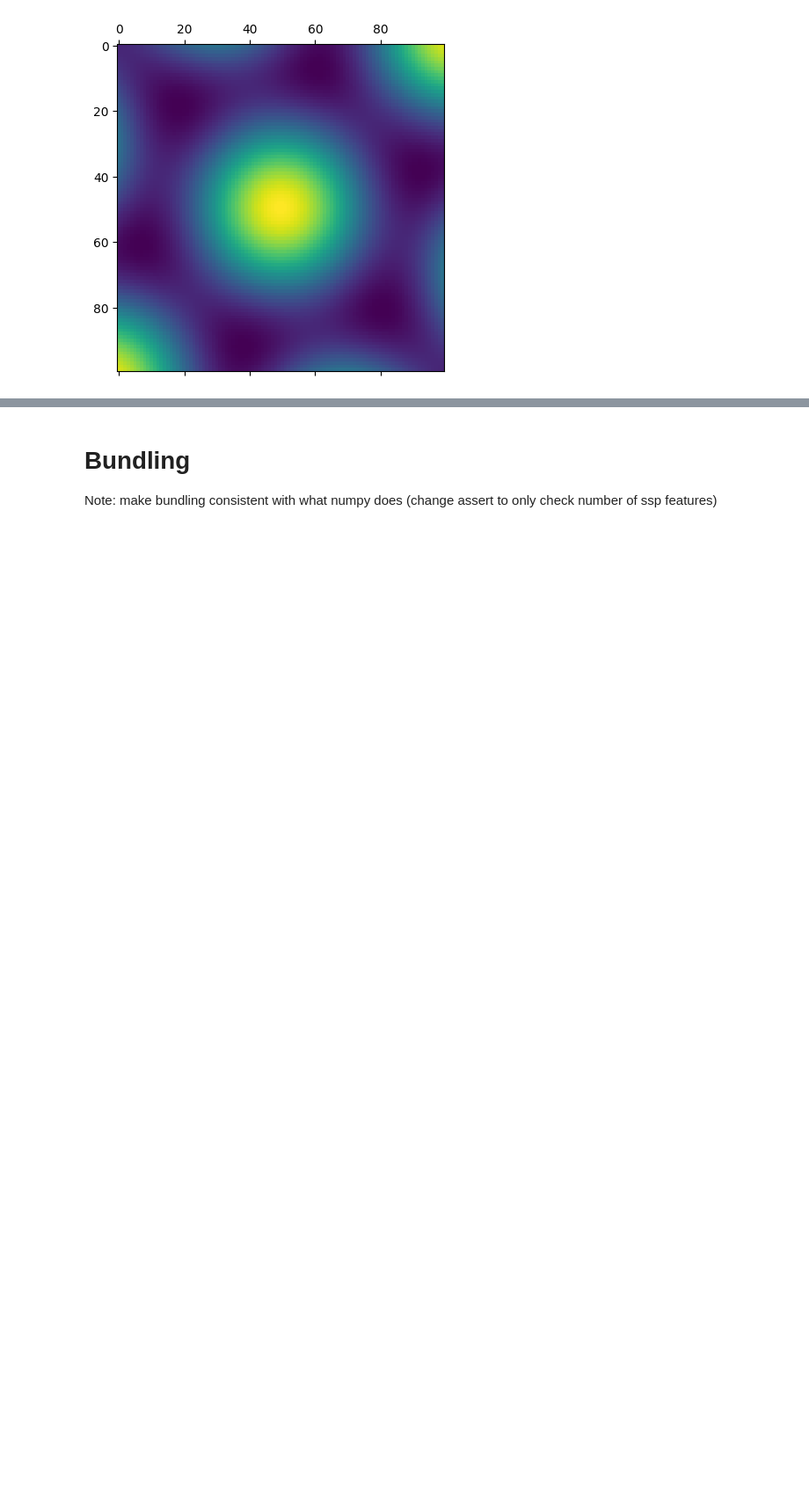
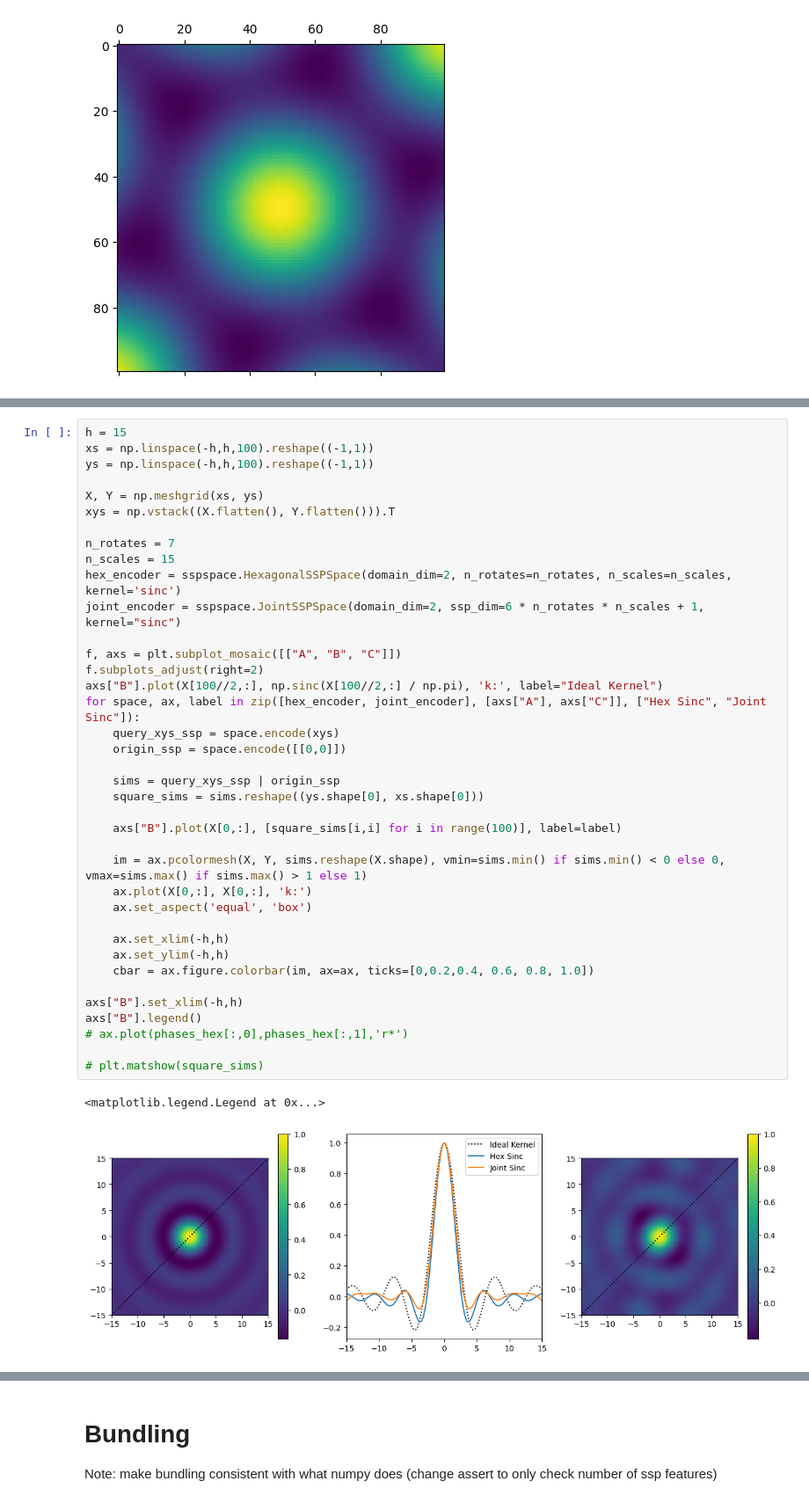
Before and after one commit to ctn-waterloo/sspspace, a Jupyter notebook: notebooks/SSP Space Demo.ipynb, the cells around one changed output, grey strips where cells are left out. Shown at 88% size. Cells and saved outputs as stored; diff of their text form; blank space fills up the shorter version.

Commit message:
Inclusion of Joint SSP distribtions for coherent 2D embeddings

```diff
--- a/notebooks/SSP Space Demo.ipynb
+++ b/notebooks/SSP Space Demo.ipynb
@@ -135,0 +153,41 @@ plt.matshow(square_sims)
+# %%
+h = 15
+xs = np.linspace(-h,h,100).reshape((-1,1))
+ys = np.linspace(-h,h,100).reshape((-1,1))
+
+X, Y = np.meshgrid(xs, ys)
+xys = np.vstack((X.flatten(), Y.flatten())).T
+
+n_rotates = 7
+n_scales = 15
+hex_encoder = sspspace.HexagonalSSPSpace(domain_dim=2, n_rotates=n_rotates, n_scales=n_scales, kernel='sinc')
+joint_encoder = sspspace.JointSSPSpace(domain_dim=2, ssp_dim=6 * n_rotates * n_scales + 1, kernel="sinc")
+
+f, axs = plt.subplot_mosaic([["A", "B", "C"]])
+f.subplots_adjust(right=2)
+axs["B"].plot(X[100//2,:], np.sinc(X[100//2,:] / np.pi), 'k:', label="Ideal Kernel")
+for space, ax, label in zip([hex_encoder, joint_encoder], [axs["A"], axs["C"]], ["Hex Sinc", "Joint Sinc"]):
+    query_xys_ssp = space.encode(xys)
+    origin_ssp = space.encode([[0,0]])
+
+    sims = query_xys_ssp | origin_ssp
+    square_sims = sims.reshape((ys.shape[0], xs.shape[0]))
+
+    axs["B"].plot(X[0,:], [square_sims[i,i] for i in range(100)], label=label)
+
+    im = ax.pcolormesh(X, Y, sims.reshape(X.shape), vmin=sims.min() if sims.min() < 0 else 0, vmax=sims.max() if sims.max() > 1 else 1)
+    ax.plot(X[0,:], X[0,:], 'k:')
+    ax.set_aspect('equal', 'box')
+
+    ax.set_xlim(-h,h)
+    ax.set_ylim(-h,h)
+    cbar = ax.figure.colorbar(im, ax=ax, ticks=[0,0.2,0.4, 0.6, 0.8, 1.0])
+
+axs["B"].set_xlim(-h,h)
+axs["B"].legend()
+# ax.plot(phases_hex[:,0],phases_hex[:,1],'r*')
+
+# plt.matshow(square_sims)
+# %% [output]
+<matplotlib.legend.Legend at 0x...>
+[figure, added]
```
Also changed, not shown: parts of 7 cells of this notebook, 2 other files.
